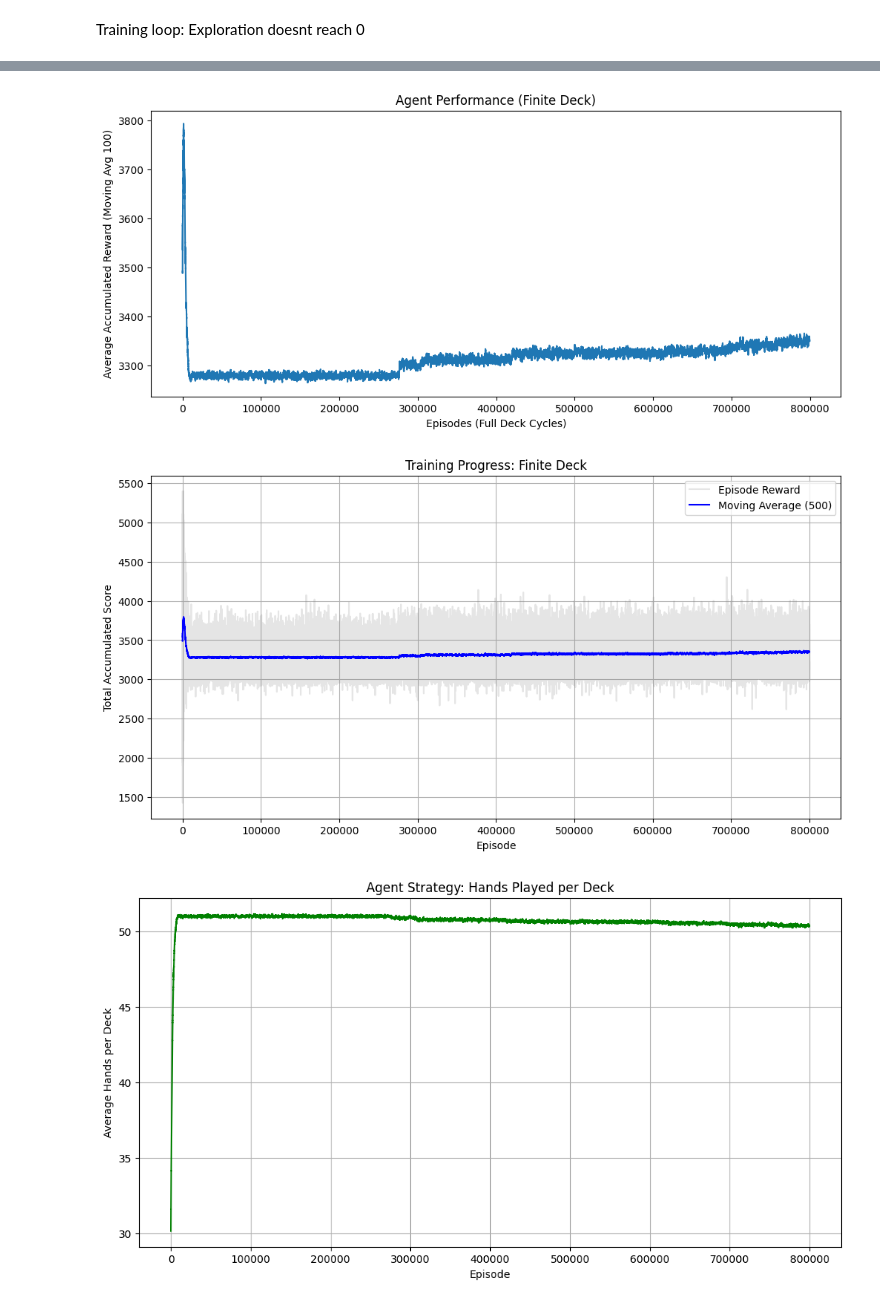
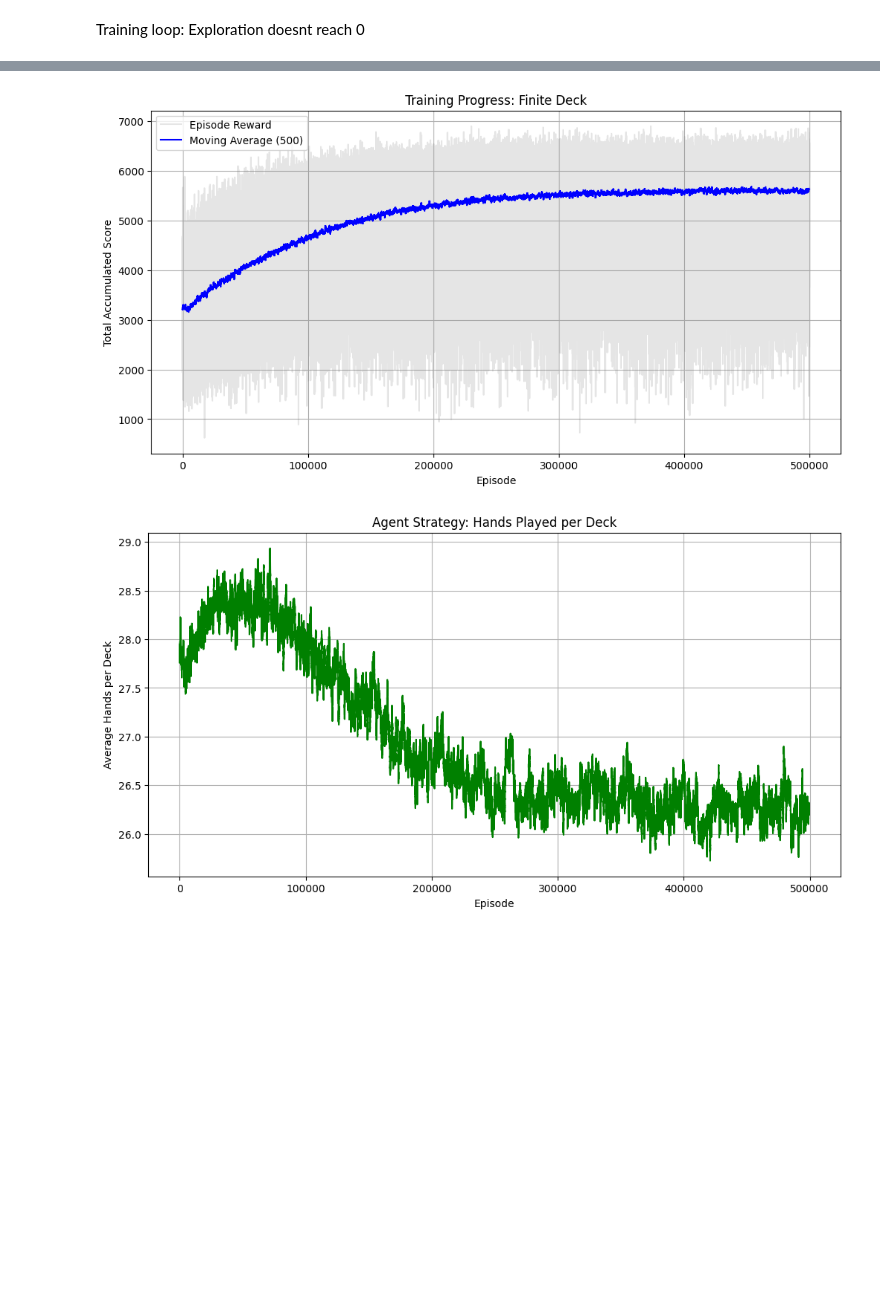
Before and after one commit to kavyavijaysankar/MLiS-RL-Blackjack, a Jupyter notebook: train_finite.ipynb, the cells around one changed output, grey strips where cells are left out. Cells and saved outputs as stored; diff of their text form; code cells hidden in the pictures; blank space fills up the shorter version.

Commit message:
training phase
agent performing better than baseline

```diff
--- a/train_finite.ipynb
+++ b/train_finite.ipynb
@@ -32,15 +68,24 @@ for episode in range(num_episodes):
         action = agent.get_action(state)
         next_state, reward, done, info = env.step(action)
 
-
-        if info.get("hand_ended", False):
+        if info.get("hand_ended"):
             ep_hands += 1
 
         agent.update(state, action, reward, next_state, done)
         state = next_state
         total_episode_reward += reward
-        agent.decay_epsilon()
+    agent.decay_epsilon()
 
     stats["rewards"].append(total_episode_reward)
     stats["epsilon"].append(agent.epsilon)
     stats["hands_per_episode"].append(ep_hands)
+
+    # Print status every 1000 episodes
+    if (episode + 1) % 1000 == 0:
+        # Optional: Calculate average reward of last 100 episodes for a stable metric
+        recent_avg = np.mean(stats["rewards"][-100:]) if len(stats["rewards"]) >= 100 else total_episode_reward
+
+        print(f"Episode {episode + 1}/{num_episodes} | "
+              f"Reward (Last 100 avg): {recent_avg:.1f} | "
+              f"Epsilon: {agent.epsilon:.4f} | "
+              f"Hands/Deck: {ep_hands}")
@@ -68,41 +131,29 @@ Number of hands played in this episode: 28
 # %%
-def moving_average(a, n=500):
-    ret = np.cumsum(a, dtype=float)
-    ret[n:] = ret[n:] - ret[:-n]
-    return ret[n - 1:] / n
-
-plt.figure(figsize=(12, 5))
-plt.plot(moving_average(stats["rewards"]))
-plt.title("Agent Performance (Finite Deck)")
-plt.xlabel("Episodes (Full Deck Cycles)")
-plt.ylabel("Average Accumulated Reward (Moving Avg 100)")
-plt.show()
-
+# plotting results
 def moving_average(data, window_size=500):
     return np.convolve(data, np.ones(window_size)/window_size, mode='valid')
 
 plt.figure(figsize=(12, 6))
 # Plot the raw rewards in the background (faint)
 plt.plot(stats["rewards"], alpha=0.2, color='gray', label='Episode Reward')
 # Plot the moving average (solid line)
 plt.plot(moving_average(stats["rewards"], 500), color='blue', label='Moving Average (500)')
 plt.xlabel('Episode')
 plt.ylabel('Total Accumulated Score')
 plt.title('Training Progress: Finite Deck')
 plt.legend()
 plt.grid(True)
 plt.show()
 
 # hands per episode
 plt.figure(figsize=(12, 6))
 plt.plot(moving_average(stats["hands_per_episode"], 500), color='green')
 plt.xlabel('Episode')
 plt.ylabel('Average Hands per Deck')
 plt.title('Agent Strategy: Hands Played per Deck')
 plt.grid(True)
 plt.show()
 # %% [output]
-[figure, old version]
+[figure, new version]
-[figure, old version]
+[figure, new version]
-[figure, removed]
 # %%
```
Also changed, not shown: parts of 7 cells of this notebook, 1 other file.
